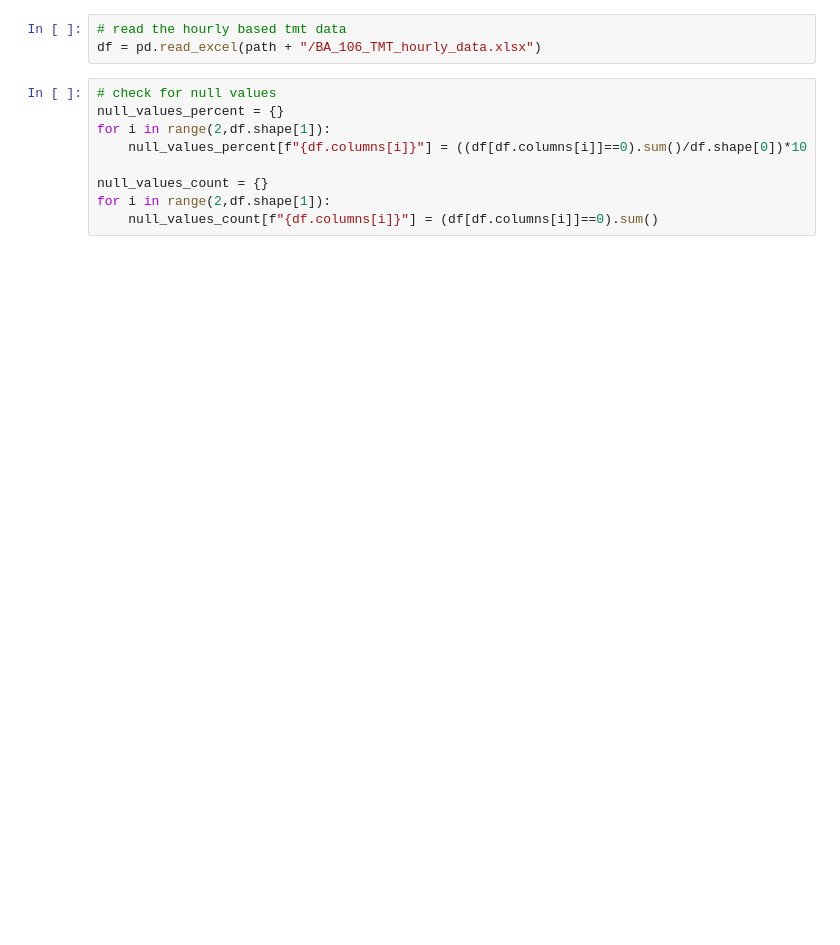
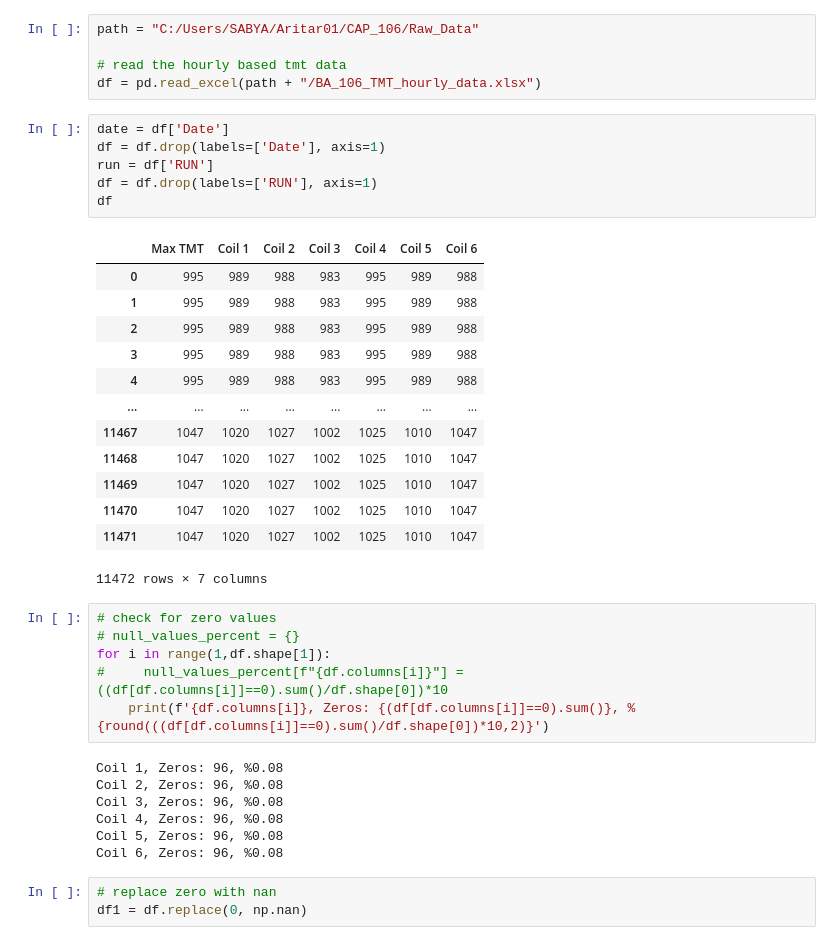
Before and after one commit to SabyasachiBhadra/CAP_106, a Jupyter notebook: CAP_106_Research_Env/TMT_data_Analysis.ipynb, the cells around one changed output. Cells and saved outputs as stored; diff of their text form; blank space fills up the shorter version.

```diff
--- a/CAP_106_Research_Env/TMT_data_Analysis.ipynb
+++ b/CAP_106_Research_Env/TMT_data_Analysis.ipynb
@@ -56,14 +71,43 @@ for i in range(1,16):
 path = "C:/Users/SABYA/Aritar01/CAP_106/Raw_Data"
 df_tmt.to_excel(path + "/BA_106_TMT_hourly_data.xlsx", index=False)
 # %%
+path = "C:/Users/SABYA/Aritar01/CAP_106/Raw_Data"
+
 # read the hourly based tmt data
 df = pd.read_excel(path + "/BA_106_TMT_hourly_data.xlsx")
+# %%
+date = df['Date']
+df = df.drop(labels=['Date'], axis=1)
+run = df['RUN']
+df = df.drop(labels=['RUN'], axis=1)
+df
+# %% [output]
+|  | Max TMT | Coil 1 | Coil 2 | Coil 3 | Coil 4 | Coil 5 | Coil 6 |
+| 0 | 995 | 989 | 988 | 983 | 995 | 989 | 988 |
+| 1 | 995 | 989 | 988 | 983 | 995 | 989 | 988 |
+| 2 | 995 | 989 | 988 | 983 | 995 | 989 | 988 |
+| 3 | 995 | 989 | 988 | 983 | 995 | 989 | 988 |
+| 4 | 995 | 989 | 988 | 983 | 995 | 989 | 988 |
+| ... | ... | ... | ... | ... | ... | ... | ... |
+| 11467 | 1047 | 1020 | 1027 | 1002 | 1025 | 1010 | 1047 |
+| 11468 | 1047 | 1020 | 1027 | 1002 | 1025 | 1010 | 1047 |
+| 11469 | 1047 | 1020 | 1027 | 1002 | 1025 | 1010 | 1047 |
+| 11470 | 1047 | 1020 | 1027 | 1002 | 1025 | 1010 | 1047 |
+| 11471 | 1047 | 1020 | 1027 | 1002 | 1025 | 1010 | 1047 |
+11472 rows × 7 columns
 # %%
-# check for null values
-null_values_percent = {}
-for i in range(2,df.shape[1]):
-    null_values_percent[f"{df.columns[i]}"] = ((df[df.columns[i]]==0).sum()/df.shape[0])*10
-
-null_values_count = {}
-for i in range(2,df.shape[1]):
-    null_values_count[f"{df.columns[i]}"] = (df[df.columns[i]]==0).sum()
+# check for zero values
+# null_values_percent = {}
+for i in range(1,df.shape[1]):
+#     null_values_percent[f"{df.columns[i]}"] = ((df[df.columns[i]]==0).sum()/df.shape[0])*10
+    print(f'{df.columns[i]}, Zeros: {(df[df.columns[i]]==0).sum()}, %{round(((df[df.columns[i]]==0).sum()/df.shape[0])*10,2)}')
+# %% [output]
+Coil 1, Zeros: 96, %0.08
+Coil 2, Zeros: 96, %0.08
+Coil 3, Zeros: 96, %0.08
+Coil 4, Zeros: 96, %0.08
+Coil 5, Zeros: 96, %0.08
+Coil 6, Zeros: 96, %0.08
+# %%
+# replace zero with nan
+df1 = df.replace(0, np.nan)
```
Also changed, not shown: parts of 27 cells of this notebook, 32 other files.
